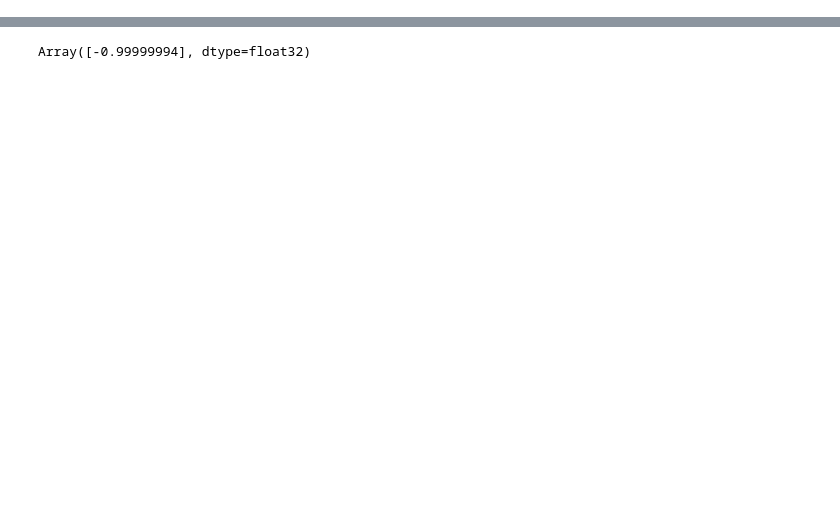
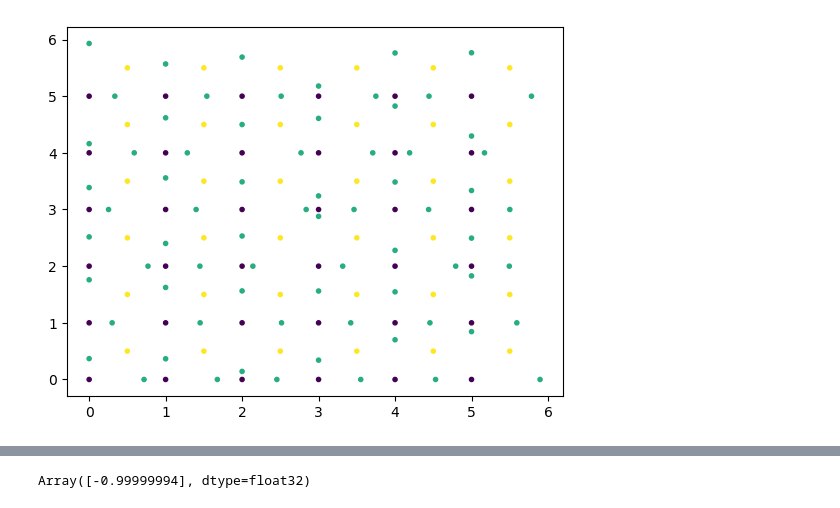
Before and after one commit to jakubMitura14/jax_cpu_experiments_b, a Jupyter notebook: geometric_sv_idea/ideas_geometric_sv.ipynb, the cells around one changed output, grey strips where cells are left out. Saved outputs shown, nothing was run; the diff lists cells and outputs as text; code cells hidden in the pictures; blank space fills up the shorter version.

```diff
--- a/geometric_sv_idea/ideas_geometric_sv.ipynb
+++ b/geometric_sv_idea/ideas_geometric_sv.ipynb
@@ -86,3 +93,28 @@ np.dot([2,2],[2,2])
+# %%
+grid_b_points_x_weights= np.random.random(grid_b_points_x.shape)
+grid_b_points_y_weights= np.random.random(grid_b_points_y.shape)
+grid_c_points_weights= np.random.random(grid_c_points.shape[0],4)
+
+def get_simple_4_point():
+
+
+
+def move_in_axis(point,weights,axis,half_r ):
+    """
+    point can move up or down axis no more than half_r from current position
+    weights indicate how strongly it shoul go down (element 0) and up the axis
+    """
+    return point.at[axis].set(point[axis]-weights[0]*half_r + weights[1]*half_r)
+v_move_in_axis= jax.vmap(move_in_axis,in_axes=(0,0,None,None))
+
+grid_b_points_x=v_move_in_axis(grid_b_points_x,grid_b_points_x_weights,0, half_r)
+grid_b_points_y=v_move_in_axis(grid_b_points_y,grid_b_points_y_weights,1, half_r)
+
+
+
+disp_grid(grid_a_points,grid_b_points_x,grid_b_points_y,grid_c_points)
+# %% [output]
+[figure, added]
 # %%
 import optax
 import jax.numpy as jnp
```
Also changed, not shown: parts of 4 cells of this notebook, 1 other file.
